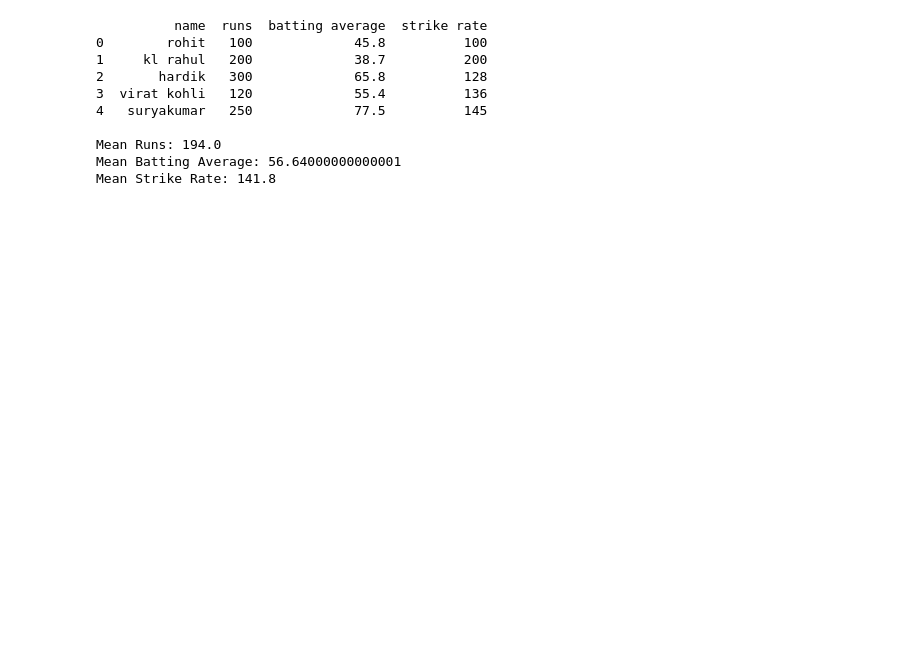
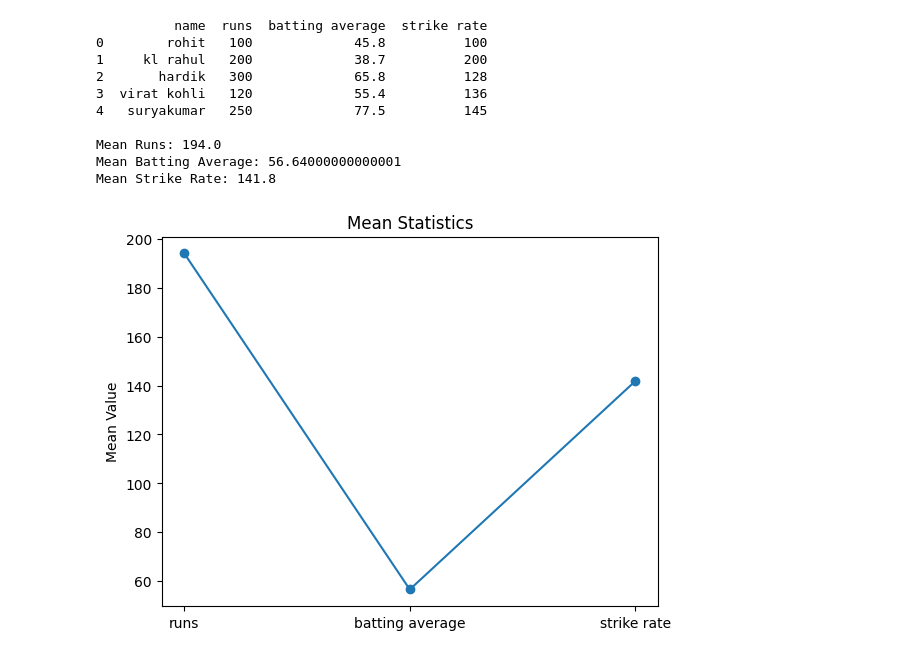
Before and after one commit to NaveenGumaste/Python-ML, a Jupyter notebook: task 1.ipynb, the cells around one changed output. Cells and saved outputs as stored; diff of their text form; code cells hidden in the pictures; blank space fills up the shorter version.

```diff
--- a/task 1.ipynb
+++ b/task 1.ipynb
@@ -16,26 +12,33 @@ data.plot()
 # %%
 import pandas as pd
-
+import matplotlib.pyplot as plt
 data = pd.read_csv('task1.csv')
 print(data.to_string())
 
 mean_runs = data['runs'].mean()
 mean_batting_avg = data['batting average'].mean()
 mean_strike_rate = data['strike rate'].mean()
 
 print(f"\nMean Runs: {mean_runs}")
 print(f"Mean Batting Average: {mean_batting_avg}")
 print(f"Mean Strike Rate: {mean_strike_rate}")
+
+mean_values = [mean_runs, mean_batting_avg, mean_strike_rate]
+plt.plot(numeric_columns, mean_values, marker='o')
+plt.ylabel('Mean Value')
+plt.title('Mean Statistics')
+plt.show()
 # %% [output]
           name  runs  batting average  strike rate
 0        rohit   100             45.8          100
 1     kl rahul   200             38.7          200
 2       hardik   300             65.8          128
 3  virat kohli   120             55.4          136
 4   suryakumar   250             77.5          145
 
 Mean Runs: 194.0
 Mean Batting Average: 56.64000000000001
 Mean Strike Rate: 141.8
+[figure, added]
 # %%
 import pandas as pd
```
Also changed, not shown: parts of 7 cells of this notebook.
